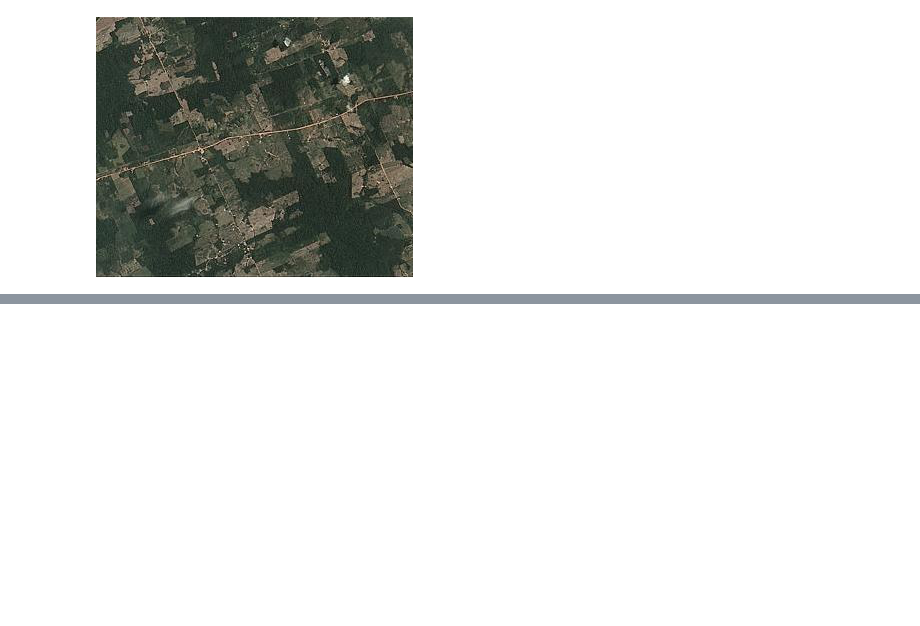
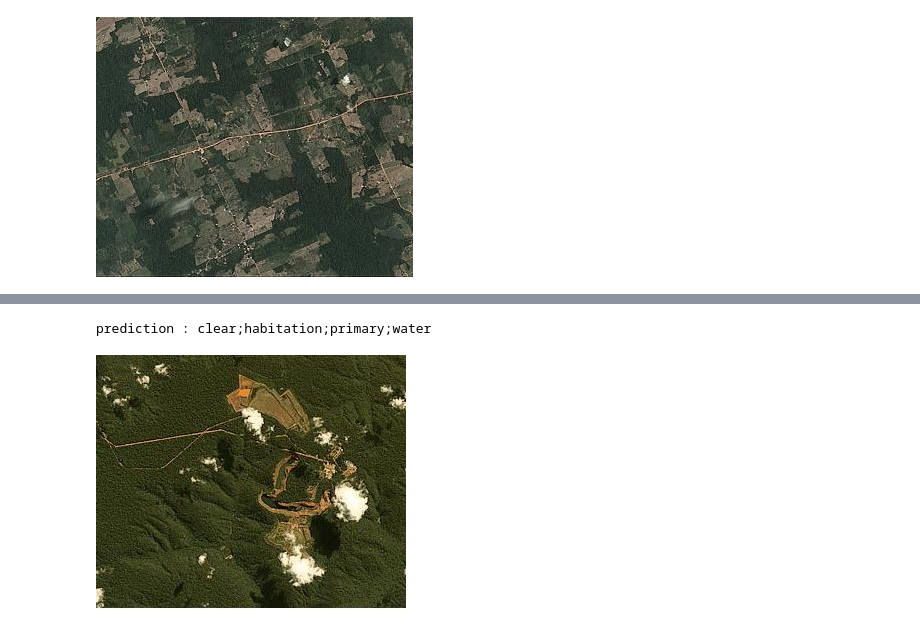
Before and after one commit to shadab4150/Planet-from-space, a Jupyter notebook: planet_from_space.ipynb, the cells around one changed output, grey strips where cells are left out. Saved outputs shown, nothing was run; the diff lists cells and outputs as text; code cells hidden in the pictures; blank space fills up the shorter version.

```diff
--- a/planet_from_space.ipynb
+++ b/planet_from_space.ipynb
@@ -216,0 +225,8 @@ prediction : agriculture;clear;primary;road
+# %%
+img1 = open_image('/content/minin.jpg')
+pred_class,pred_idx,outputs = learn.predict(img1)
+print("prediction : "+str(pred_class))
+img1
+# %% [output]
+prediction : clear;habitation;primary;water
+[figure, added]
```
Also changed, not shown: parts of 2 cells of this notebook.
